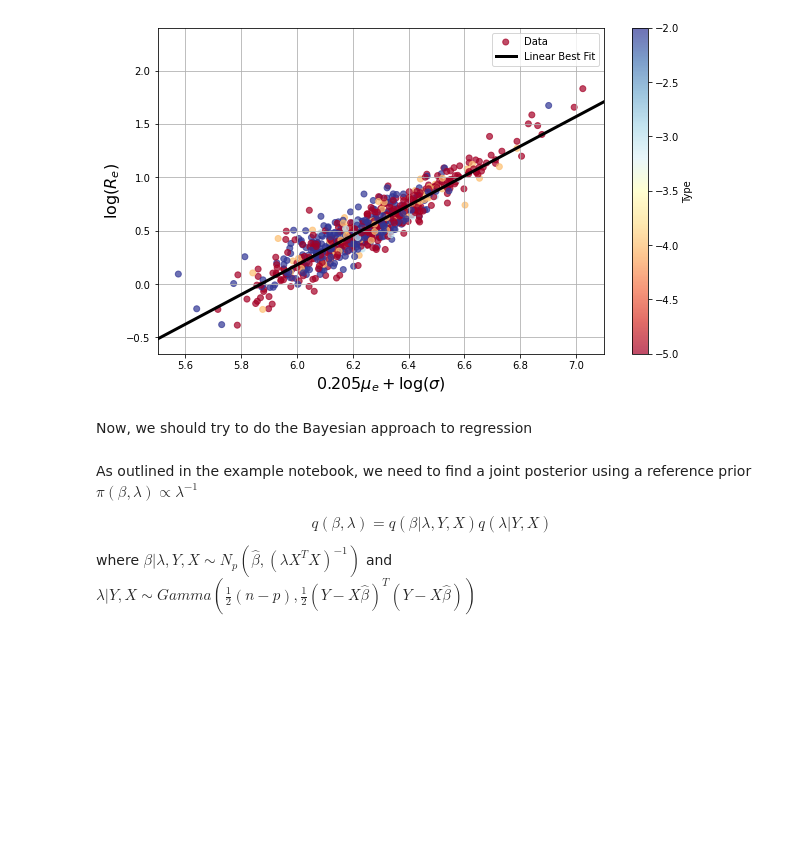
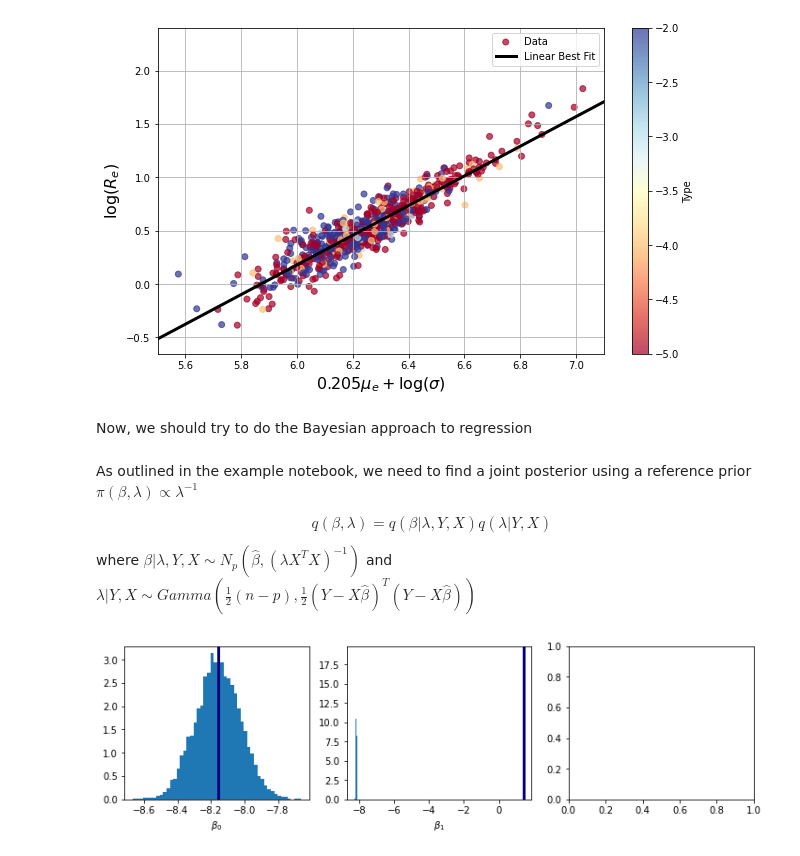
Before and after one commit to tylerbarna/AST5731-lab, a Jupyter notebook: Activity 07/Activity 07 -- Tyler Barna.ipynb, the cells around one changed output. Saved outputs shown, nothing was run; the diff lists cells and outputs as text; code cells hidden in the pictures; blank space fills up the shorter version.

```diff
--- a/Activity 07/Activity 07 -- Tyler Barna.ipynb
+++ b/Activity 07/Activity 07 -- Tyler Barna.ipynb
@@ -161,7 +161,7 @@ res = np.array([y - p_mat[0] - p_mat[1] * x])
 sse = np.sum(res**2)
 
 ## gamma params
-a_gam = (y.shape[0]-2)/2
+a_gam = (len(y)-2)/2
 b_gam = sse/2
 
 n_real = 10000
@@ -172,3 +172,17 @@ for j in range(n_real):
     lam_vec[j] = gamma.rvs(a_gam, scale=1/b_gam,size=1)
     s_beta = np.linalg.inv(lam_vec[j]*X.T.dot(X))
     betarray[j,:]=mvn.rvs(mean=np.array([p_mat[0],p_mat[0]]), cov=s_beta, size=1)
+# %%
+fig, [ax1,ax2,ax3] = plt.subplots(1,3,figsize=(12,3))
+
+idx = 0
+for ax in (ax1,ax2):
+    ax.set_xlabel(r'$\beta_%s$'%str(idx))
+    ax.axvline(p_mat[idx],
+               lw=3,color='navy',
+               label='MLE',)
+    ax.hist(betarray[:,idx],density=True,bins=50)
+
+    idx+=1
+# %% [output]
+[figure, added]
```
